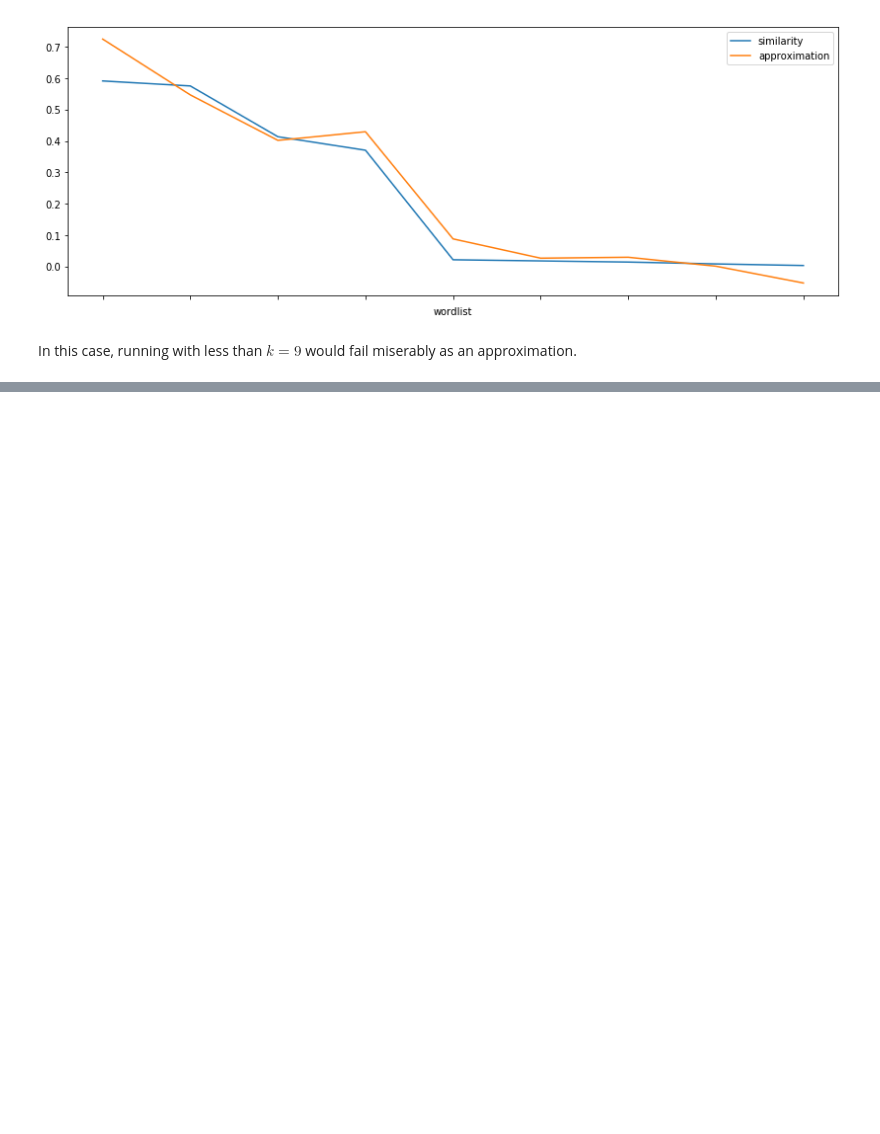
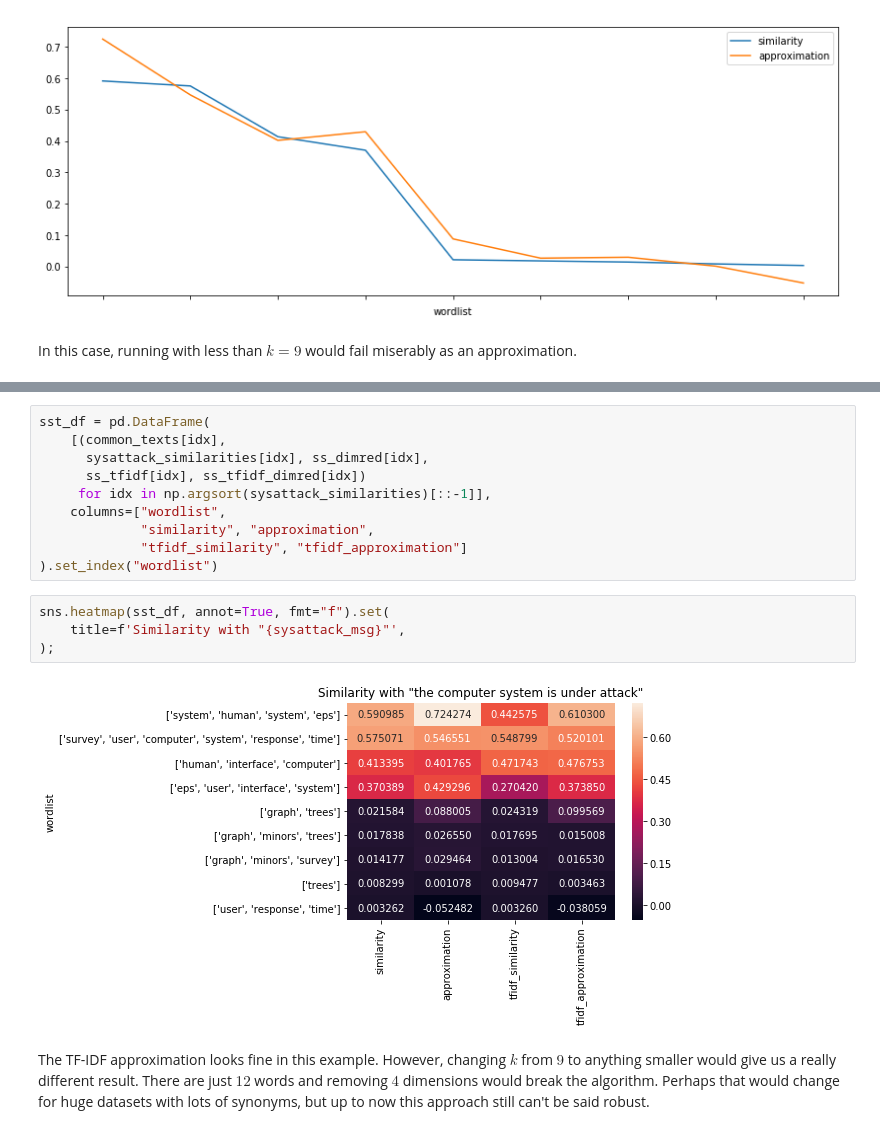
Before and after one commit to scieloorg/normalizations-experiments, a Jupyter notebook: experiments_2018-11_word2vec.ipynb, the cells around one changed output, grey strips where cells are left out. Drawn from its saved outputs; the diff is of its cells as text; blank space fills up the shorter version.

```diff
--- a/experiments_2018-11_word2vec.ipynb
+++ b/experiments_2018-11_word2vec.ipynb
@@ -1144,0 +1210,24 @@ would fail miserably as an approximation.
+# %%
+sst_df = pd.DataFrame(
+    [(common_texts[idx],
+      sysattack_similarities[idx], ss_dimred[idx],
+      ss_tfidf[idx], ss_tfidf_dimred[idx])
+     for idx in np.argsort(sysattack_similarities)[::-1]],
+    columns=["wordlist",
+             "similarity", "approximation",
+             "tfidf_similarity", "tfidf_approximation"]
+).set_index("wordlist")
+# %%
+sns.heatmap(sst_df, annot=True, fmt="f").set(
+    title=f'Similarity with "{sysattack_msg}"',
+);
+# %% [output]
+[figure, added]
+# %% [markdown]
+The TF-IDF approximation looks fine in this example.
+However, changing $k$ from $9$ to anything smaller
+would give us a really different result.
+There are just $12$ words
+and removing $4$ dimensions would break the algorithm.
+Perhaps that would change for huge datasets with lots of synonyms,
+but up to now this approach still can't be said robust.
```
Also changed, not shown: parts of 10 cells of this notebook.
